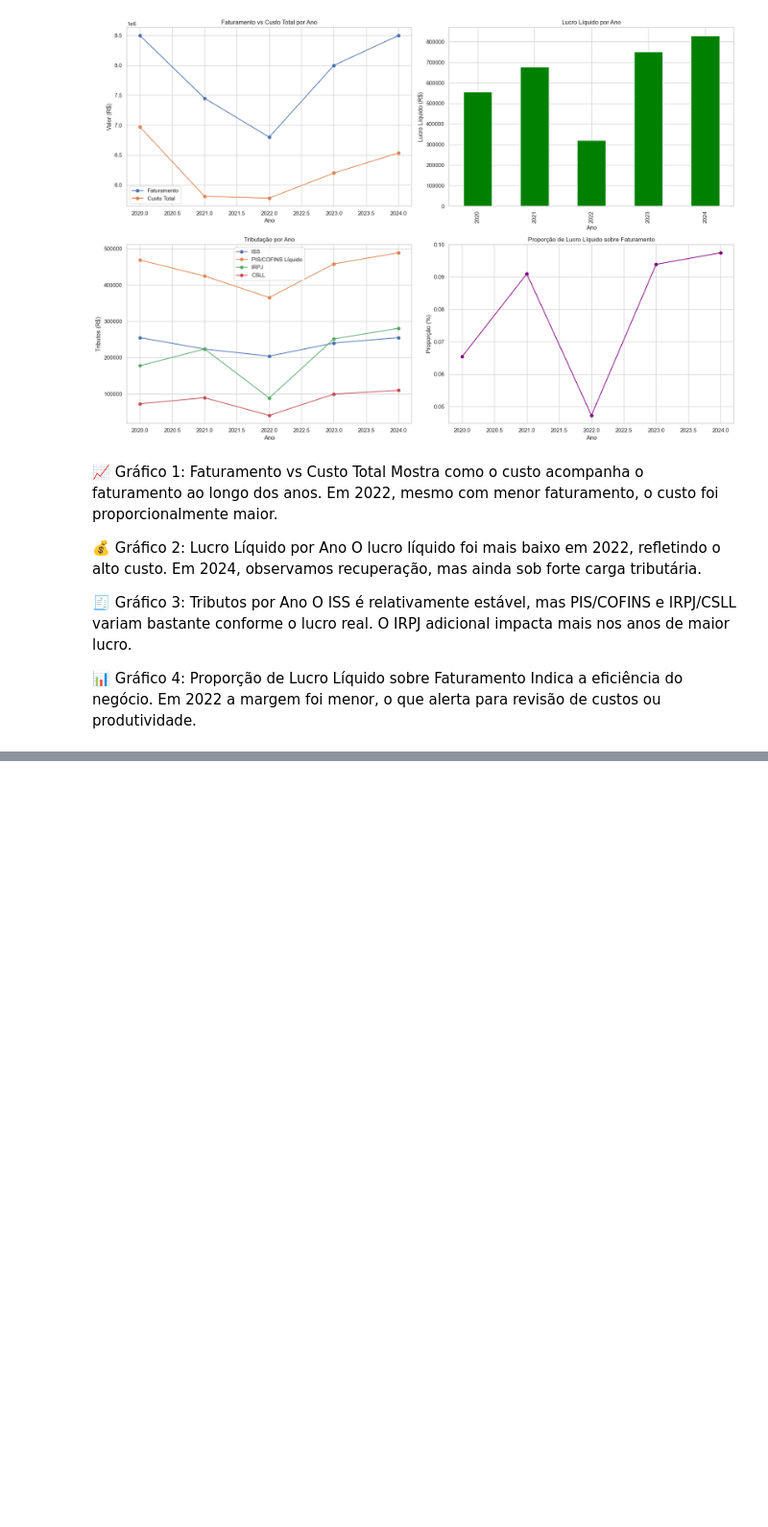
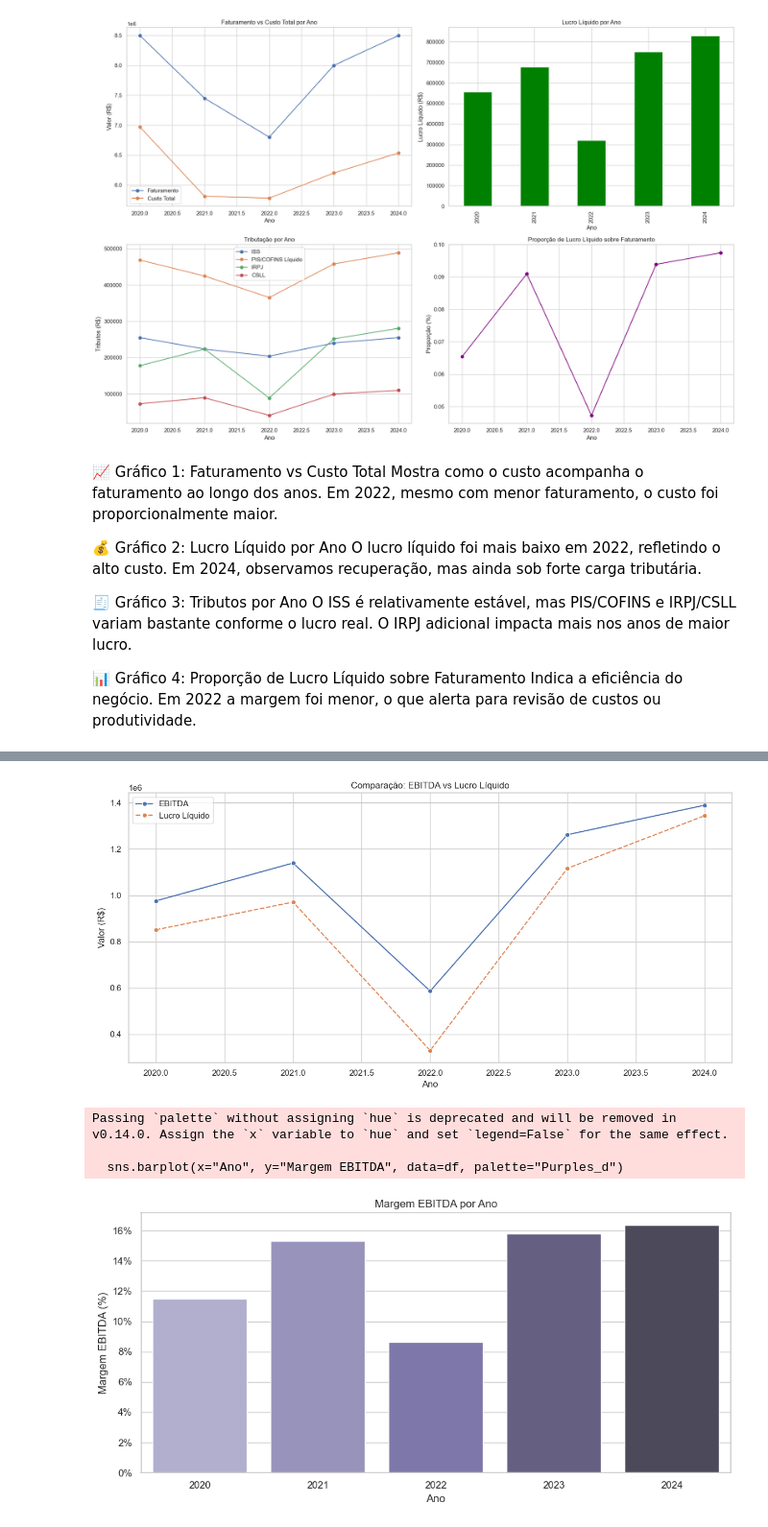
Before and after one commit to jonathanductievicz/ConstrutoraLTDA, a Jupyter notebook: Notebooks/Analysis.ipynb, the cells around one changed output, grey strips where cells are left out. Shown: that part at 96% size. Drawn from its saved outputs; the diff is of its cells as text; code cells hidden in the pictures; blank space fills up the shorter version.

```diff
--- a/Notebooks/Analysis.ipynb
+++ b/Notebooks/Analysis.ipynb
@@ -174,0 +190,33 @@ df[['Faturamento', 'Custo Total', 'ISS', 'PIS/COFINS Líquido', 'Depreciação e
+# %%
+# Dados já com EBITDA e Lucro Líquido
+df = pd.DataFrame({
+    "Ano": [2020, 2021, 2022, 2023, 2024],
+    "Faturamento": [8500000, 7450000, 6800000, 8000500, 8500000],
+    "Lucro Líquido": [851350.0, 970808.75, 329720.0, 1116488.13, 1343835.0],
+    "EBITDA": [976097.5, 1139589.25, 586415.0, 1261929.87, 1389331.38]
+})
+df["Margem EBITDA"] = df["EBITDA"] / df["Faturamento"]
+
+# Gráfico EBITDA vs Lucro Líquido
+plt.figure(figsize=(12, 6))
+sns.lineplot(data=df.set_index("Ano")[["EBITDA", "Lucro Líquido"]], marker="o")
+plt.title("Comparação: EBITDA vs Lucro Líquido")
+plt.ylabel("Valor (R$)")
+plt.grid(True)
+plt.tight_layout()
+plt.show()
+
+# Gráfico da Margem EBITDA
+plt.figure(figsize=(10, 5))
+sns.barplot(x="Ano", y="Margem EBITDA", data=df, palette="Purples_d")
+plt.title("Margem EBITDA por Ano")
+plt.ylabel("Margem EBITDA (%)")
+plt.gca().set_yticklabels([f"{int(tick * 100)}%" for tick in plt.gca().get_yticks()])
+plt.tight_layout()
+plt.show()
+# %% [output]
+[figure, added]
+Passing `palette` without assigning `hue` is deprecated and will be removed in v0.14.0. Assign the `x` variable to `hue` and set `legend=False` for the same effect.
+
+  sns.barplot(x="Ano", y="Margem EBITDA", data=df, palette="Purples_d")
+[figure, added]
```
Also changed, not shown: parts of 1 cell of this notebook.
